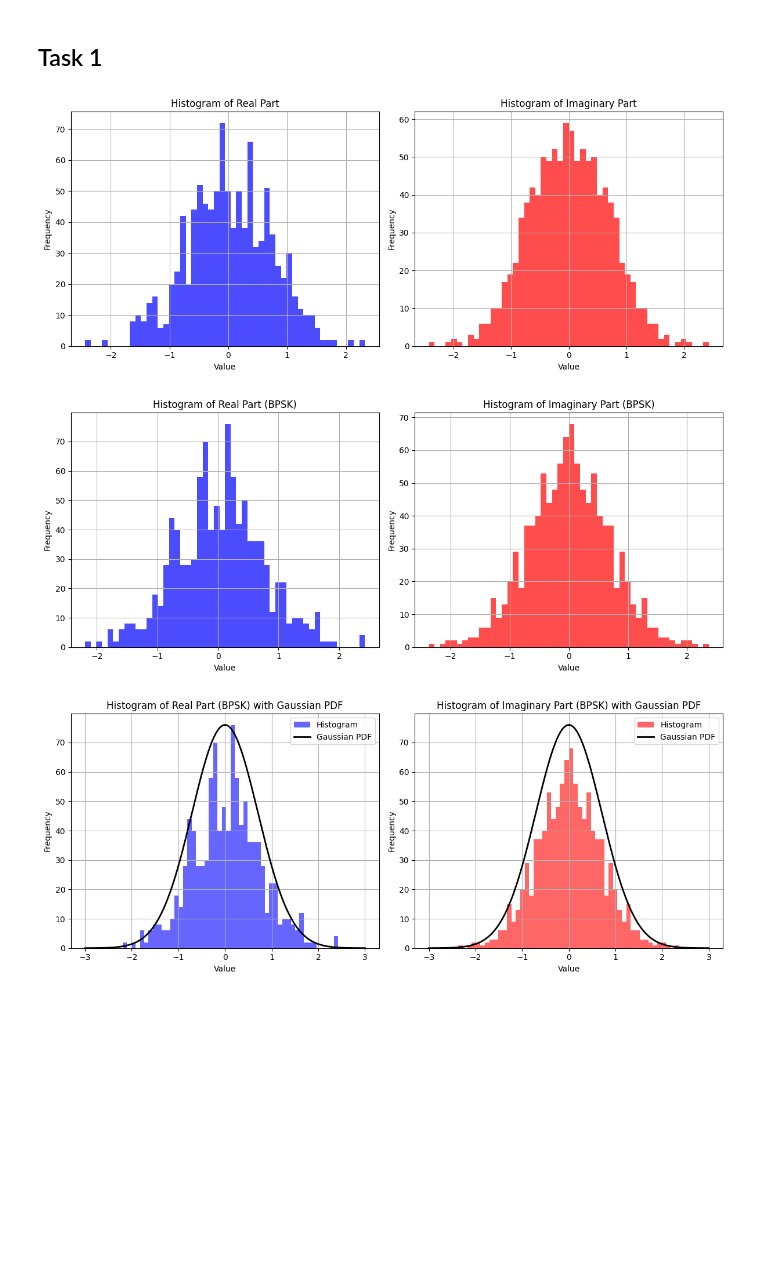
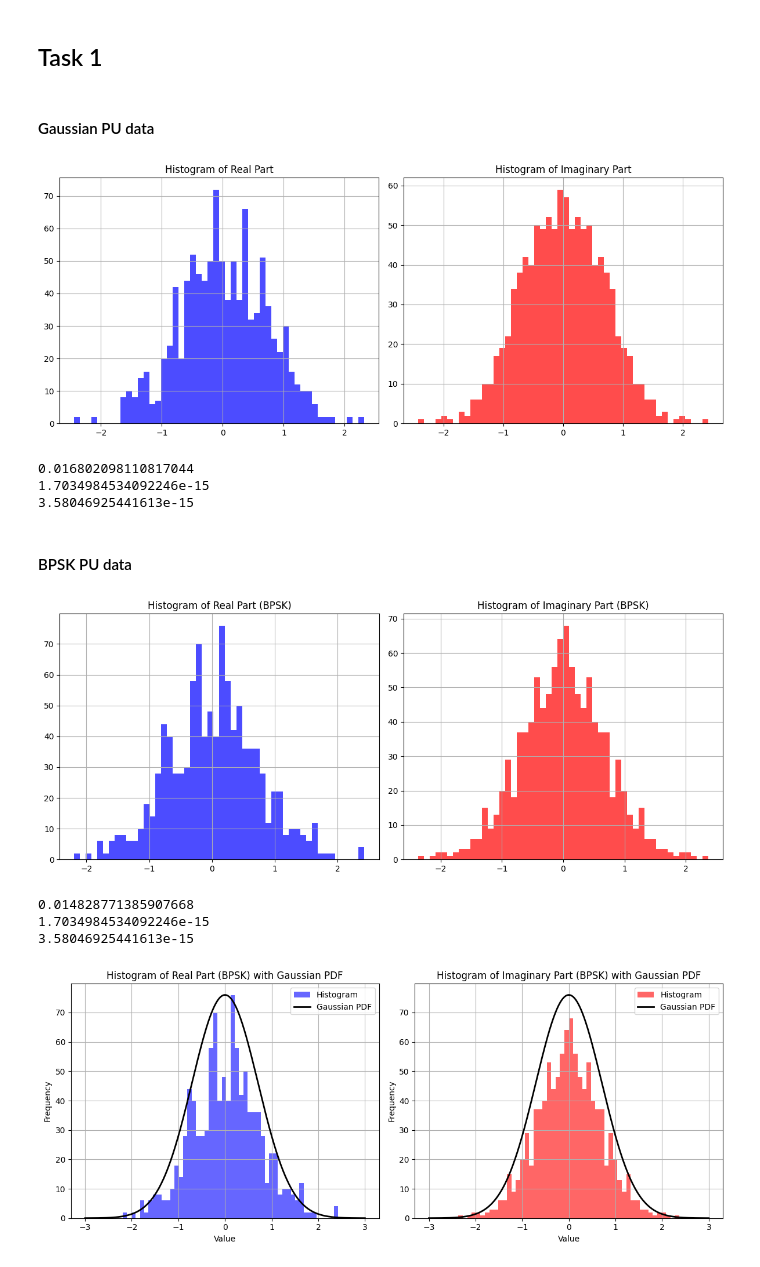
Before and after one commit to jakobaustrheim/TTT4275-Project, a Jupyter notebook: project/tasks.ipynb, the cells around one changed output. Saved outputs shown, nothing was run; the diff lists cells and outputs as text; code cells hidden in the pictures; blank space fills up the shorter version.

```diff
--- a/project/tasks.ipynb
+++ b/project/tasks.ipynb
@@ -28,3 +38,5 @@ numExp = dataNumExp["T8_numerical_experiment"]
+# %% [markdown]
+#### Gaussian PU data
 # %%
 N = len(sk)
 sn = np.zeros(N,  dtype=complex)
@@ -50,47 +58,69 @@ fig, ax = plt.subplots(1, 2, figsize=(12, 5))
 
 ax[0].hist(snReal, bins=50, color='blue', alpha=0.7)
 ax[0].set_title("Histogram of Real Part")
-ax[0].set_xlabel("Value")
-ax[0].set_ylabel("Frequency")
 ax[0].grid(True)
 
 ax[1].hist(snImag, bins=50, color='red', alpha=0.7)
 ax[1].set_title("Histogram of Imaginary Part")
-ax[1].set_xlabel("Value")
-ax[1].set_ylabel("Frequency")
 ax[1].grid(True)
 
 plt.tight_layout()
 plt.show()
 # %% [output]
-[figure, old version]
+[figure, new version]
+# %%
+# Estimating the expected values of snReal, snImag and their product
+
+snRealMean = np.mean(snReal)
+snImagMean = np.mean(snImag)
+snRealImagMean = np.mean(snReal*snImag)
+
+print(snRealMean)
+print(snImagMean)
+print(snRealImagMean)
+# %% [output]
+0.016802098110817044
+1.7034984534092246e-15
+3.58046925441613e-15
+# %% [markdown]
+#### BPSK PU data
 # %%
 N = len(sk)
 snBpsk = np.fft.ifft(bpsk, axis=1) * np.sqrt(N)
 # %%
 # Plotting sn values from Sk_BPSK-dataset
 
 snBPSKReal = snBpsk.real.flatten()
 snBPSKImag = snBpsk.imag.flatten()
 
 fig, ax = plt.subplots(1, 2, figsize=(12, 5))
 
 ax[0].hist(snBPSKReal, bins=50, color='blue', alpha=0.7)
 ax[0].set_title("Histogram of Real Part (BPSK)")
-ax[0].set_xlabel("Value")
-ax[0].set_ylabel("Frequency")
 ax[0].grid(True)
 
 ax[1].hist(snBPSKImag, bins=50, color='red', alpha=0.7)
 ax[1].set_title("Histogram of Imaginary Part (BPSK)")
-ax[1].set_xlabel("Value")
-ax[1].set_ylabel("Frequency")
 ax[1].grid(True)
 
 plt.tight_layout()
 plt.show()
 # %% [output]
-[figure, old version]
+[figure, new version]
+# %%
+# Estimating the expected values of snReal, snImag and their product
+
+snBPSKRealMean = np.mean(snBPSKReal)
+snBPSKImagMean = np.mean(snBPSKImag)
+snBPSKRealImagMean = np.mean(snBPSKReal*snBPSKImag)
+
+print(snRealMean)
+print(snImagMean)
+print(snRealImagMean)
+# %% [output]
+0.014828771385907668
+1.7034984534092246e-15
+3.58046925441613e-15
 # %%
 ## Plotting bell-curve
 
```
Also changed, not shown: parts of 9 cells of this notebook.
